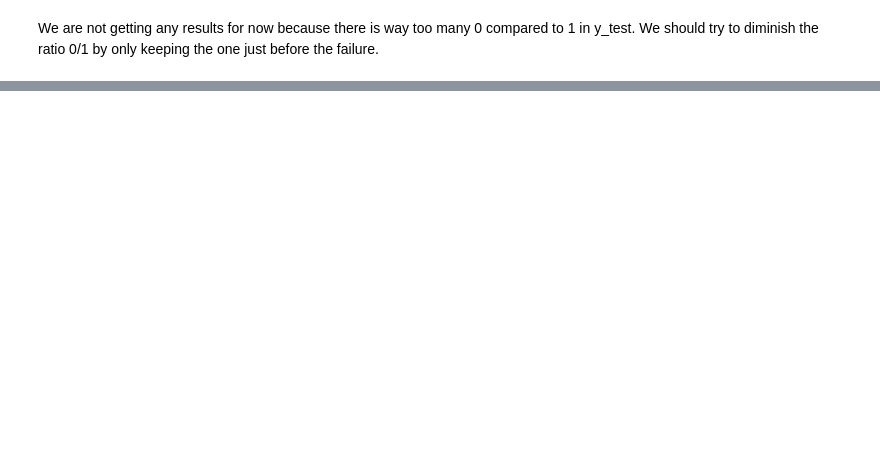
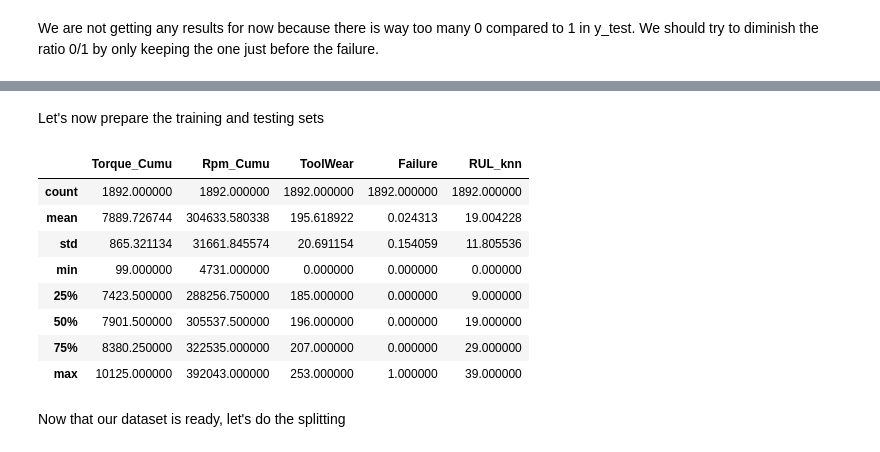
Before and after one commit to benjaminsalon/MALIS_Project, a Jupyter notebook: MALIS_Project.ipynb, the cells around one changed output, grey strips where cells are left out. Cells and saved outputs as stored; diff of their text form; code cells hidden in the pictures; blank space fills up the shorter version.

```diff
--- a/MALIS_Project.ipynb
+++ b/MALIS_Project.ipynb
@@ -211,0 +431,59 @@ We are not getting any results for now because there is way too many 0 compared
+# %%
+data_knn = {
+    'Torque_Cumu':[0]*9999,
+    'Rpm_Cumu':[0]*9999,
+    'ToolWear':[0]*9999,
+    'Failure':[0]*9999
+
+}
+cumulative_knn_df = pd.DataFrame(data_knn)
+lastChangePoint = 0
+cumulative_knn_df['ToolWear'] = df['Tool wear [min]']
+
+for i in range(9999):
+  if df['Tool wear [min]'][i] == 0:
+    cumulative_knn_df['Torque_Cumu'][i] = df['Torque [Nm]'][i] * (df['totalTime'][i+1]-df['totalTime'][i])
+    cumulative_knn_df['Rpm_Cumu'][i] = df['Rotational speed [rpm]'][i] * (df['totalTime'][i+1]-df['totalTime'][i])
+  else:
+    cumulative_knn_df['Torque_Cumu'][i] = df['Torque [Nm]'][i] * (df['totalTime'][i+1]-df['totalTime'][i]) + cumulative_knn_df['Torque_Cumu'][i-1]
+    cumulative_knn_df['Rpm_Cumu'][i] = df['Rotational speed [rpm]'][i] * (df['totalTime'][i+1]-df['totalTime'][i]) + cumulative_knn_df['Rpm_Cumu'][i-1]
+  if df['TWF'][i]==1:
+    cumulative_knn_df['Failure'][i]=1
+  else:
+    cumulative_knn_df['Failure'][i]=0
+# %%
+RUL_knn = []
+
+toolChanges = []
+for i in range(1,10000):
+  if df['Tool wear [min]'][i-1] == 0:
+    toolChanges.append(i-2)
+iterator = iter(toolChanges)
+actual = next(iterator)
+
+for i in range(9999):
+  if i > actual:
+    actual = next(iterator,9999)
+  RUL_knn.append(df['Tool wear [min]'][actual] - df['Tool wear [min]'][i])
+
+# print(toolChanges)
+
+cumulative_knn_df['RUL_knn']=RUL_knn
+cumulative_knn_df = cumulative_knn_df[cumulative_knn_df['RUL_knn'] < 40]
+# %% [markdown]
+Let's now prepare the training and testing sets
+# %%
+cumulative_knn_df.head(80)
+cumulative_knn_df.describe()
+# %% [output]
+|  | Torque_Cumu | Rpm_Cumu | ToolWear | Failure | RUL_knn |
+| count | 1892.000000 | 1892.000000 | 1892.000000 | 1892.000000 | 1892.000000 |
+| mean | 7889.726744 | 304633.580338 | 195.618922 | 0.024313 | 19.004228 |
+| std | 865.321134 | 31661.845574 | 20.691154 | 0.154059 | 11.805536 |
+| min | 99.000000 | 4731.000000 | 0.000000 | 0.000000 | 0.000000 |
+| 25% | 7423.500000 | 288256.750000 | 185.000000 | 0.000000 | 9.000000 |
+| 50% | 7901.500000 | 305537.500000 | 196.000000 | 0.000000 | 19.000000 |
+| 75% | 8380.250000 | 322535.000000 | 207.000000 | 0.000000 | 29.000000 |
+| max | 10125.000000 | 392043.000000 | 253.000000 | 1.000000 | 39.000000 |
+# %% [markdown]
+Now that our dataset is ready, let's do the splitting
```
Also changed, not shown: parts of 28 cells of this notebook.
